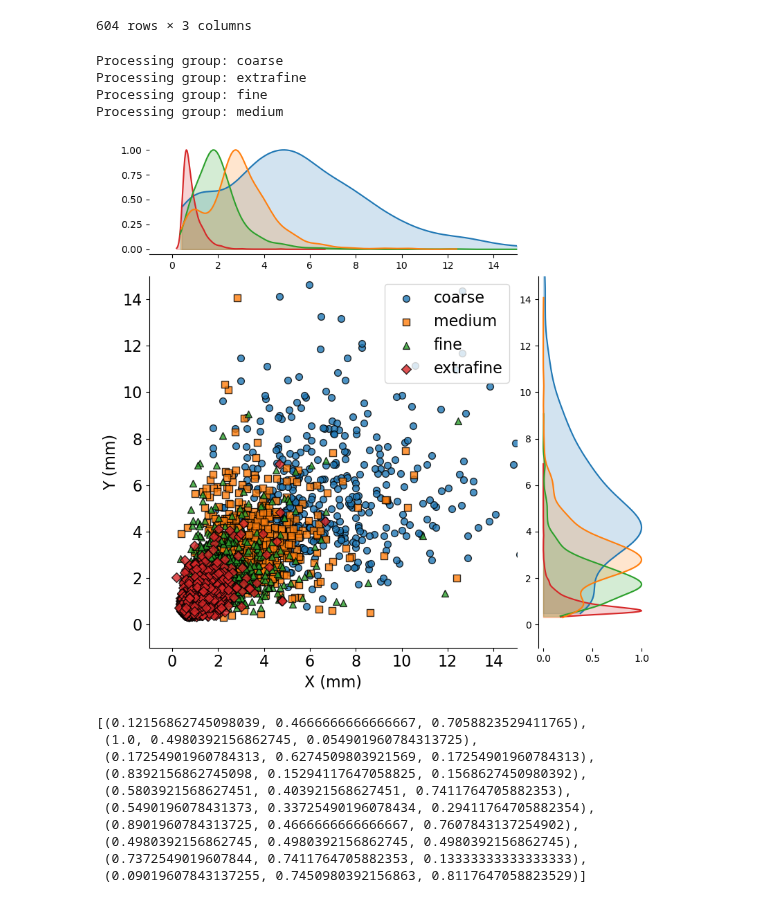
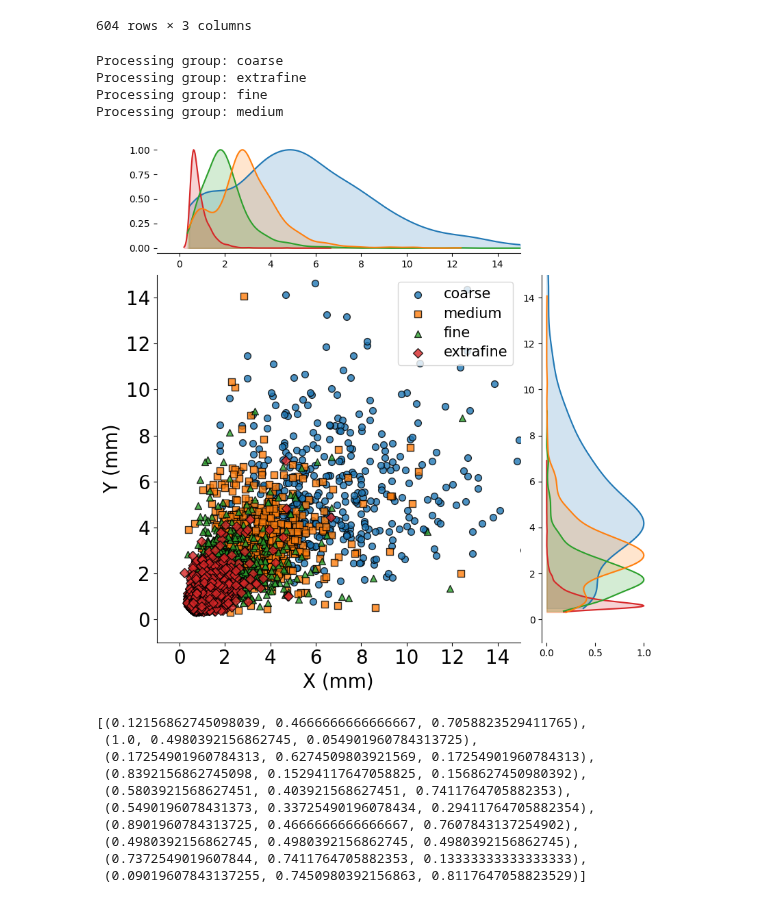
Before and after one commit to joaquinaicrag/UNIBS, a Jupyter notebook: Paper1-YMporousmat/count_grains/grains_dist.ipynb, the cells around one changed output. Saved outputs shown, nothing was run; the diff lists cells and outputs as text; code cells hidden in the pictures.

```diff
--- a/Paper1-YMporousmat/count_grains/grains_dist.ipynb
+++ b/Paper1-YMporousmat/count_grains/grains_dist.ipynb
@@ -111,39 +111,41 @@ markers = {'coarse': 'o', 'medium': 's', 'fine': '^', 'extrafine': 'D'}  # adjus
 # Plot points manually for each 'granulometry' group with specific markers
 for i, (group_value, marker_shape) in enumerate(markers.items()):
     group_df = df_tot[df_tot['granulometry'] == group_value]
-    g.ax_joint.scatter(
+    axg=g.ax_joint.scatter(
         group_df['width'],
         group_df['length'],
         marker=marker_shape,
         label=group_value,
         edgecolor='black',
         color=sns.color_palette()[i],
         s=50,
         alpha=0.8
     )
 
 
 
-fontsize = 16
+
+fontsize = 20
 #plt.xlim(0, 16)
 #plt.ylim(0, 16)
 # plt.yscale('log')
 # plt.xscale('log')
 plt.xlim([-1, 15])
 plt.ylim([-1, 15])
 plt.xlabel('X (mm)', fontsize=fontsize)
 plt.ylabel('Y (mm)', fontsize=fontsize)
-plt.legend(fontsize=fontsize, title_fontsize=fontsize)
+plt.legend(fontsize=fontsize-5, title_fontsize=fontsize, labelspacing=0.4)
 plt.tick_params(axis='both', labelsize=fontsize)
+
 # ax_marg_x.spines['right'].set_color('lightgrey')
 # plt.spines['top'].set_color('lightgrey')
 plt.show()
 # %% [output]
 Processing group: coarse
 Processing group: extrafine
 Processing group: fine
 Processing group: medium
-[figure, old version]
+[figure, new version]
 # %%
 sns.color_palette()
 # %% [output]
```
Also changed, not shown: parts of 2 cells of this notebook, 20 other files.
